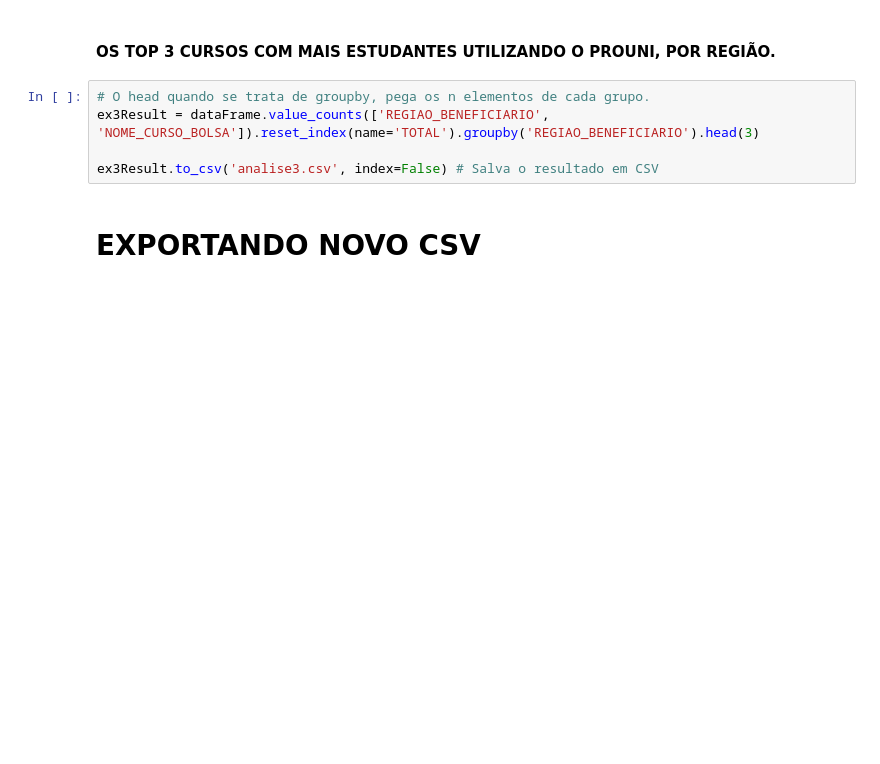
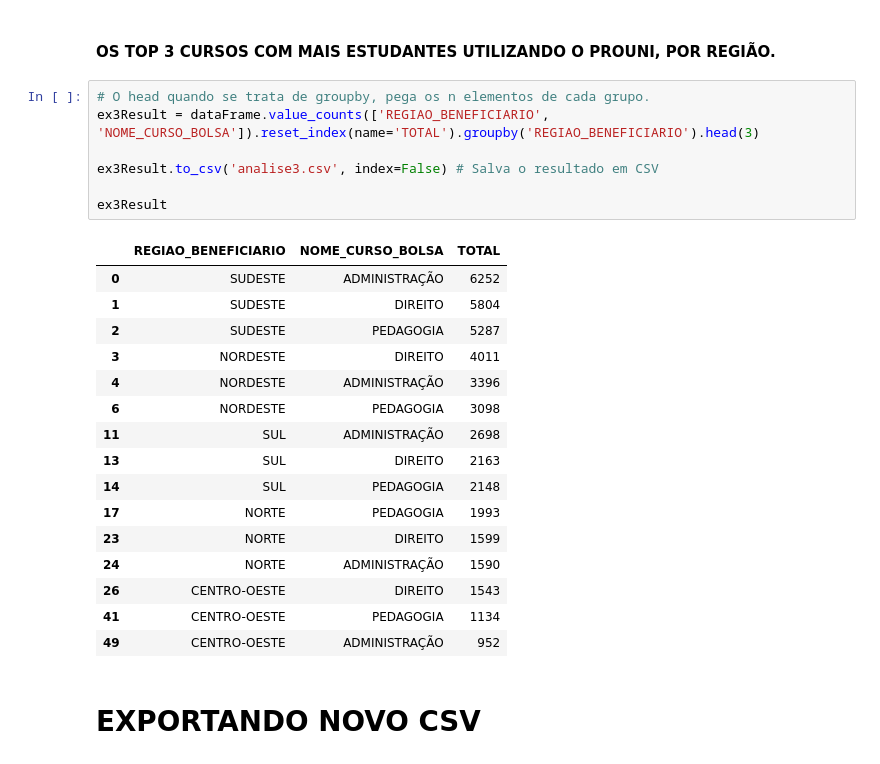
Before and after one commit to gabrelCastro/PB.Compass.UOL, a Jupyter notebook: Sprint 4/Desafio/etapa2/analise.ipynb, the cells around one changed output. Saved outputs shown, nothing was run; the diff lists cells and outputs as text; blank space fills up the shorter version.

```diff
--- a/Sprint 4/Desafio/etapa2/analise.ipynb
+++ b/Sprint 4/Desafio/etapa2/analise.ipynb
@@ -122,8 +122,27 @@ Quantidade de alunos que são brancos: 1061
 # %%
 # O head quando se trata de groupby, pega os n elementos de cada grupo.
 ex3Result = dataFrame.value_counts(['REGIAO_BENEFICIARIO', 'NOME_CURSO_BOLSA']).reset_index(name='TOTAL').groupby('REGIAO_BENEFICIARIO').head(3)
 
 ex3Result.to_csv('analise3.csv', index=False) # Salva o resultado em CSV
+
+ex3Result
+# %% [output]
+|  | REGIAO_BENEFICIARIO | NOME_CURSO_BOLSA | TOTAL |
+| 0 | SUDESTE | ADMINISTRAÇÃO | 6252 |
+| 1 | SUDESTE | DIREITO | 5804 |
+| 2 | SUDESTE | PEDAGOGIA | 5287 |
+| 3 | NORDESTE | DIREITO | 4011 |
+| 4 | NORDESTE | ADMINISTRAÇÃO | 3396 |
+| 6 | NORDESTE | PEDAGOGIA | 3098 |
+| 11 | SUL | ADMINISTRAÇÃO | 2698 |
+| 13 | SUL | DIREITO | 2163 |
+| 14 | SUL | PEDAGOGIA | 2148 |
+| 17 | NORTE | PEDAGOGIA | 1993 |
+| 23 | NORTE | DIREITO | 1599 |
+| 24 | NORTE | ADMINISTRAÇÃO | 1590 |
+| 26 | CENTRO-OESTE | DIREITO | 1543 |
+| 41 | CENTRO-OESTE | PEDAGOGIA | 1134 |
+| 49 | CENTRO-OESTE | ADMINISTRAÇÃO | 952 |
 # %% [markdown]
 # EXPORTANDO NOVO CSV
 # %%
```
Also changed, not shown: parts of 1 cell of this notebook, 20 other files.
